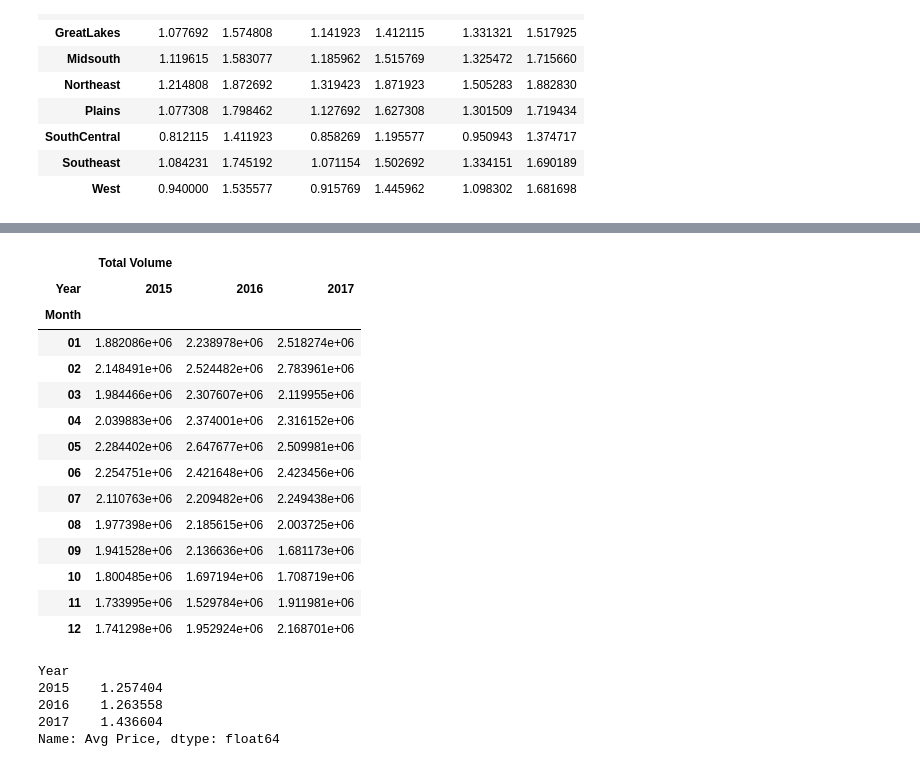
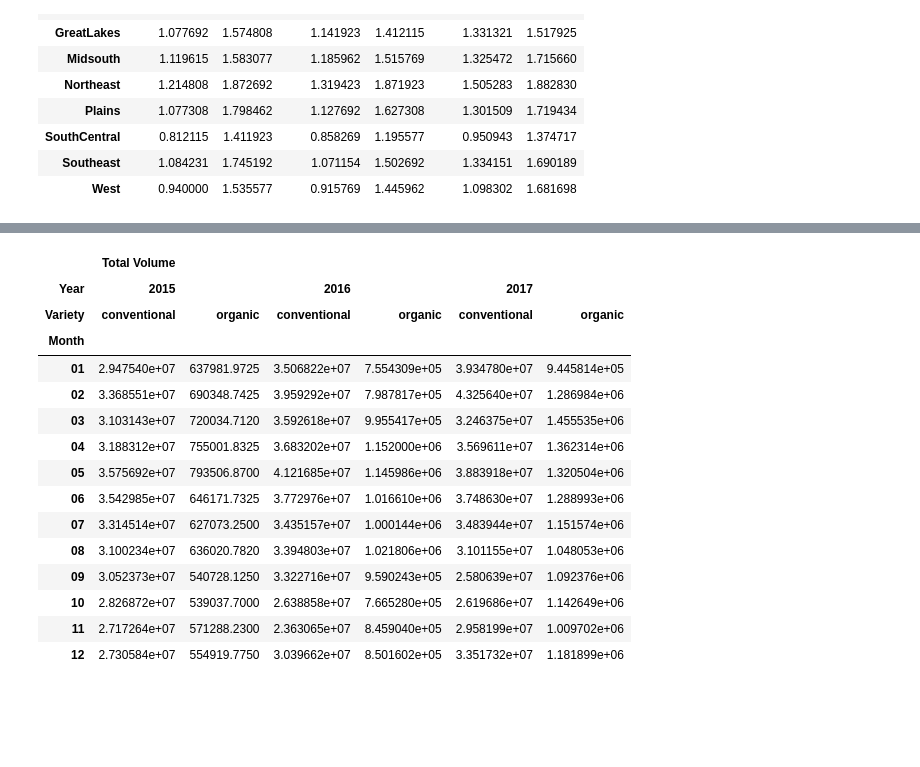
Before and after one commit to Paulapr/datamad0119, a Jupyter notebook: module-1/pipelines-project/your-code/avocado_dataset.ipynb, the cells around one changed output, grey strips where cells are left out. Drawn from its saved outputs; the diff is of its cells as text; code cells hidden in the pictures; blank space fills up the shorter version.

```diff
--- a/module-1/pipelines-project/your-code/avocado_dataset.ipynb
+++ b/module-1/pipelines-project/your-code/avocado_dataset.ipynb
@@ -189,31 +171,23 @@ Name: Total Volume, dtype: float64
 # %%
-year_month_volume = pd.pivot_table(avocados_region, values=['Total Volume'], index=['Month'], columns=['Year'])
+# VARIEDAD vs. TOTAL VOLUMEN (todo US por año y mes)
+
+year_month_volume = pd.pivot_table(avocados_totalUS, values=['Total Volume'], index=['Month'], columns=['Year','Variety'])
 
 year_month_volume
 # %% [output]
-|  | Total Volume |  |  |
-| Year | 2015 | 2016 | 2017 |
-| Month |  |  |  |
-| 01 | 1.882086e+06 | 2.238978e+06 | 2.518274e+06 |
-| 02 | 2.148491e+06 | 2.524482e+06 | 2.783961e+06 |
-| 03 | 1.984466e+06 | 2.307607e+06 | 2.119955e+06 |
-| 04 | 2.039883e+06 | 2.374001e+06 | 2.316152e+06 |
-| 05 | 2.284402e+06 | 2.647677e+06 | 2.509981e+06 |
-| 06 | 2.254751e+06 | 2.421648e+06 | 2.423456e+06 |
-| 07 | 2.110763e+06 | 2.209482e+06 | 2.249438e+06 |
-| 08 | 1.977398e+06 | 2.185615e+06 | 2.003725e+06 |
-| 09 | 1.941528e+06 | 2.136636e+06 | 1.681173e+06 |
-| 10 | 1.800485e+06 | 1.697194e+06 | 1.708719e+06 |
-| 11 | 1.733995e+06 | 1.529784e+06 | 1.911981e+06 |
-| 12 | 1.741298e+06 | 1.952924e+06 | 2.168701e+06 |
+|  | Total Volume |  |  |  |  |  |
+| Year | 2015 |  | 2016 |  | 2017 |  |
+| Variety | conventional | organic | conventional | organic | conventional | organic |
+| Month |  |  |  |  |  |  |
+| 01 | 2.947540e+07 | 637981.9725 | 3.506822e+07 | 7.554309e+05 | 3.934780e+07 | 9.445814e+05 |
+| 02 | 3.368551e+07 | 690348.7425 | 3.959292e+07 | 7.987817e+05 | 4.325640e+07 | 1.286984e+06 |
+| 03 | 3.103143e+07 | 720034.7120 | 3.592618e+07 | 9.955417e+05 | 3.246375e+07 | 1.455535e+06 |
+| 04 | 3.188312e+07 | 755001.8325 | 3.683202e+07 | 1.152000e+06 | 3.569611e+07 | 1.362314e+06 |
+| 05 | 3.575692e+07 | 793506.8700 | 4.121685e+07 | 1.145986e+06 | 3.883918e+07 | 1.320504e+06 |
+| 06 | 3.542985e+07 | 646171.7325 | 3.772976e+07 | 1.016610e+06 | 3.748630e+07 | 1.288993e+06 |
+| 07 | 3.314514e+07 | 627073.2500 | 3.435157e+07 | 1.000144e+06 | 3.483944e+07 | 1.151574e+06 |
+| 08 | 3.100234e+07 | 636020.7820 | 3.394803e+07 | 1.021806e+06 | 3.101155e+07 | 1.048053e+06 |
+| 09 | 3.052373e+07 | 540728.1250 | 3.322716e+07 | 9.590243e+05 | 2.580639e+07 | 1.092376e+06 |
+| 10 | 2.826872e+07 | 539037.7000 | 2.638858e+07 | 7.665280e+05 | 2.619686e+07 | 1.142649e+06 |
+| 11 | 2.717264e+07 | 571288.2300 | 2.363065e+07 | 8.459040e+05 | 2.958199e+07 | 1.009702e+06 |
+| 12 | 2.730584e+07 | 554919.7750 | 3.039662e+07 | 8.501602e+05 | 3.351732e+07 | 1.181899e+06 |
-# %%
-year_avgprice = avocados_totalUS.groupby(['Year'])['Avg Price'].mean()
-year_avgprice
-
-# Por año se observa que se ha incrementado el precio medio en 2017. Aunque no es lineal, en 2016 disminuyó
-# %% [output]
-Year
-2015    1.257404
-2016    1.263558
-2017    1.436604
-Name: Avg Price, dtype: float64
```
Also changed, not shown: parts of 8 cells of this notebook.
